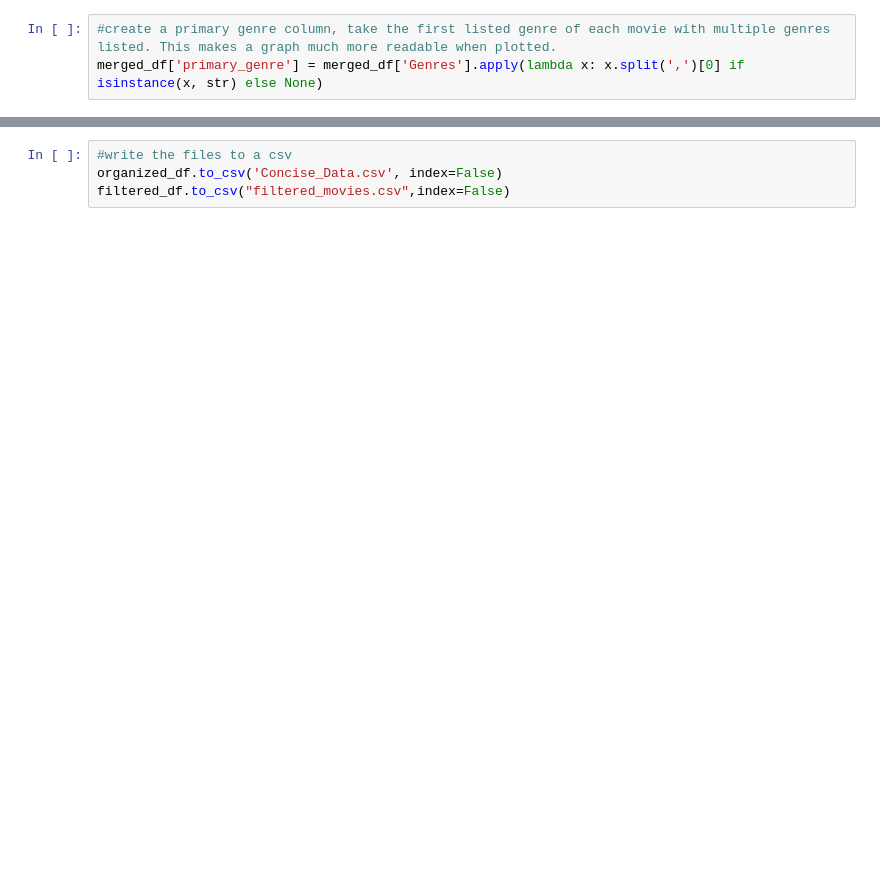
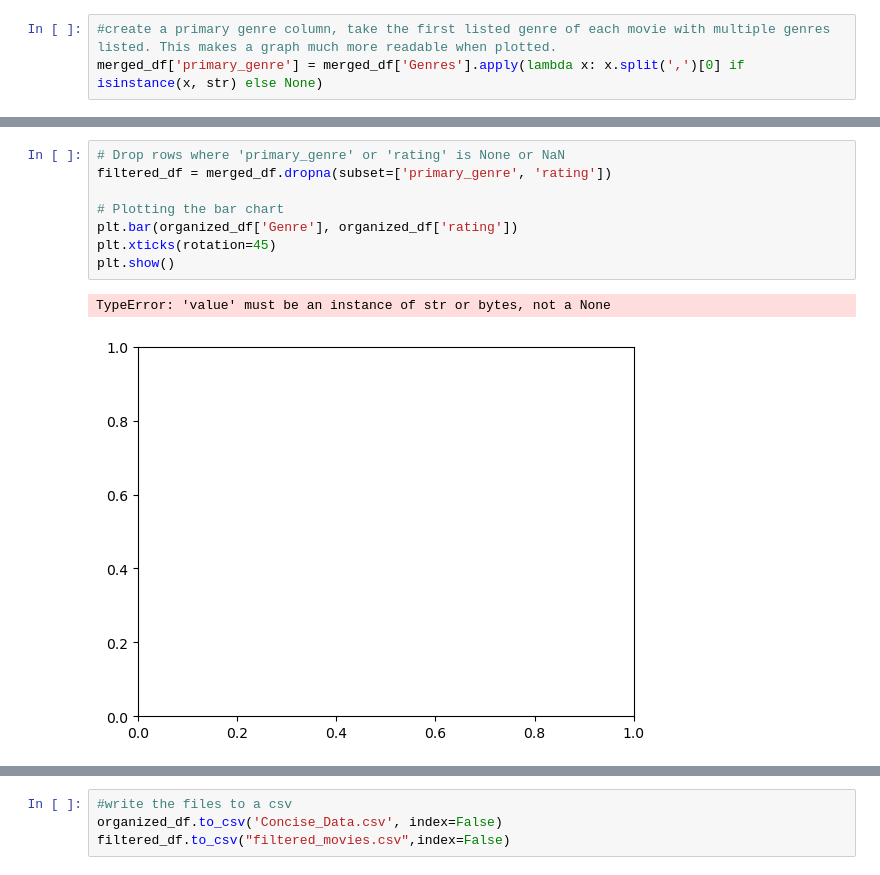
Before and after one commit to troyflood94/project_3, a Jupyter notebook: project_work_file.ipynb, the cells around one changed output, grey strips where cells are left out. Drawn from its saved outputs; the diff is of its cells as text; blank space fills up the shorter version.

Commit message:
made small tables with title, rating, and different fields

```diff
--- a/project_work_file.ipynb
+++ b/project_work_file.ipynb
@@ -54,0 +102,11 @@ organized_df
+# %%
+# Drop rows where 'primary_genre' or 'rating' is None or NaN
+filtered_df = merged_df.dropna(subset=['primary_genre', 'rating'])
+
+# Plotting the bar chart
+plt.bar(organized_df['Genre'], organized_df['rating'])
+plt.xticks(rotation=45)
+plt.show()
+# %% [output]
+TypeError: 'value' must be an instance of str or bytes, not a None
+[figure, added]
```
Also changed, not shown: parts of 6 cells of this notebook.
